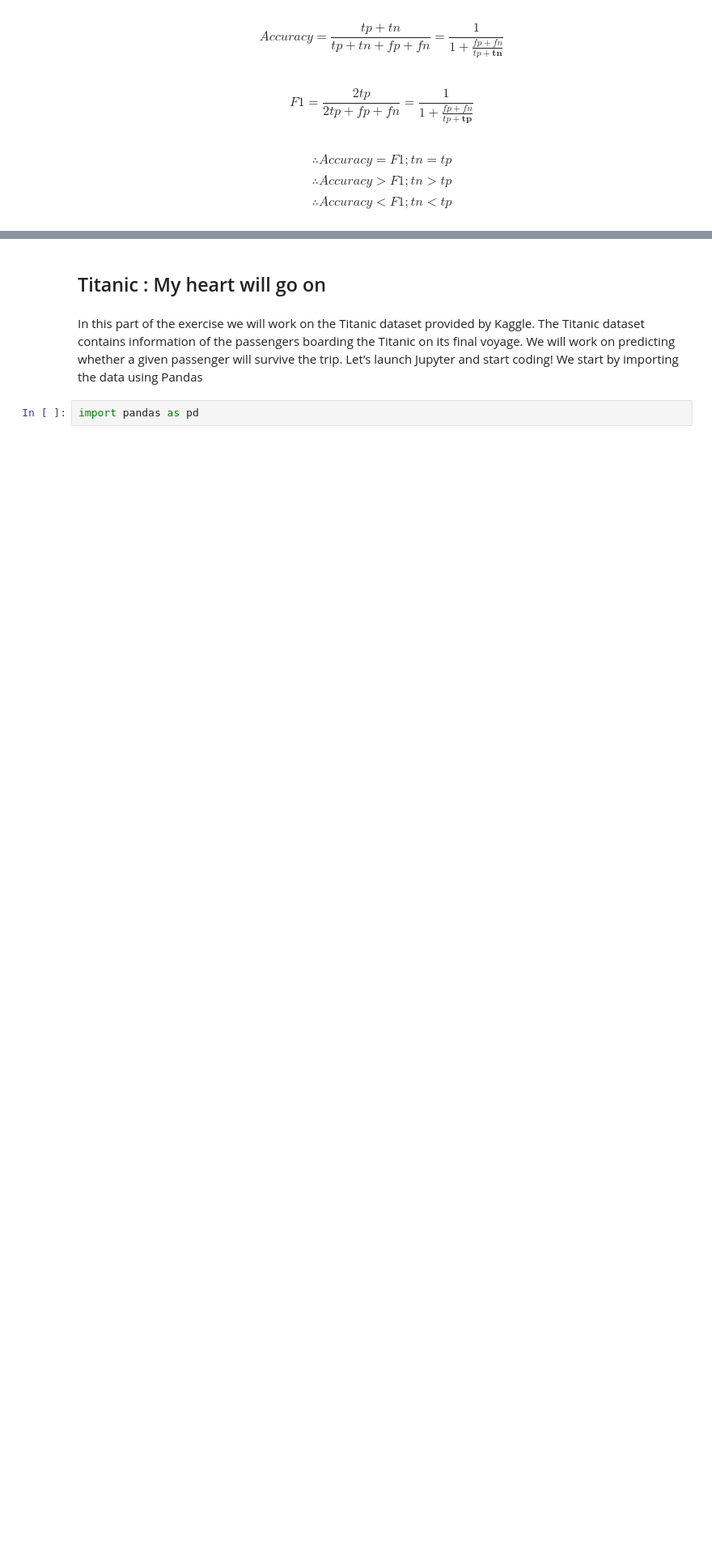
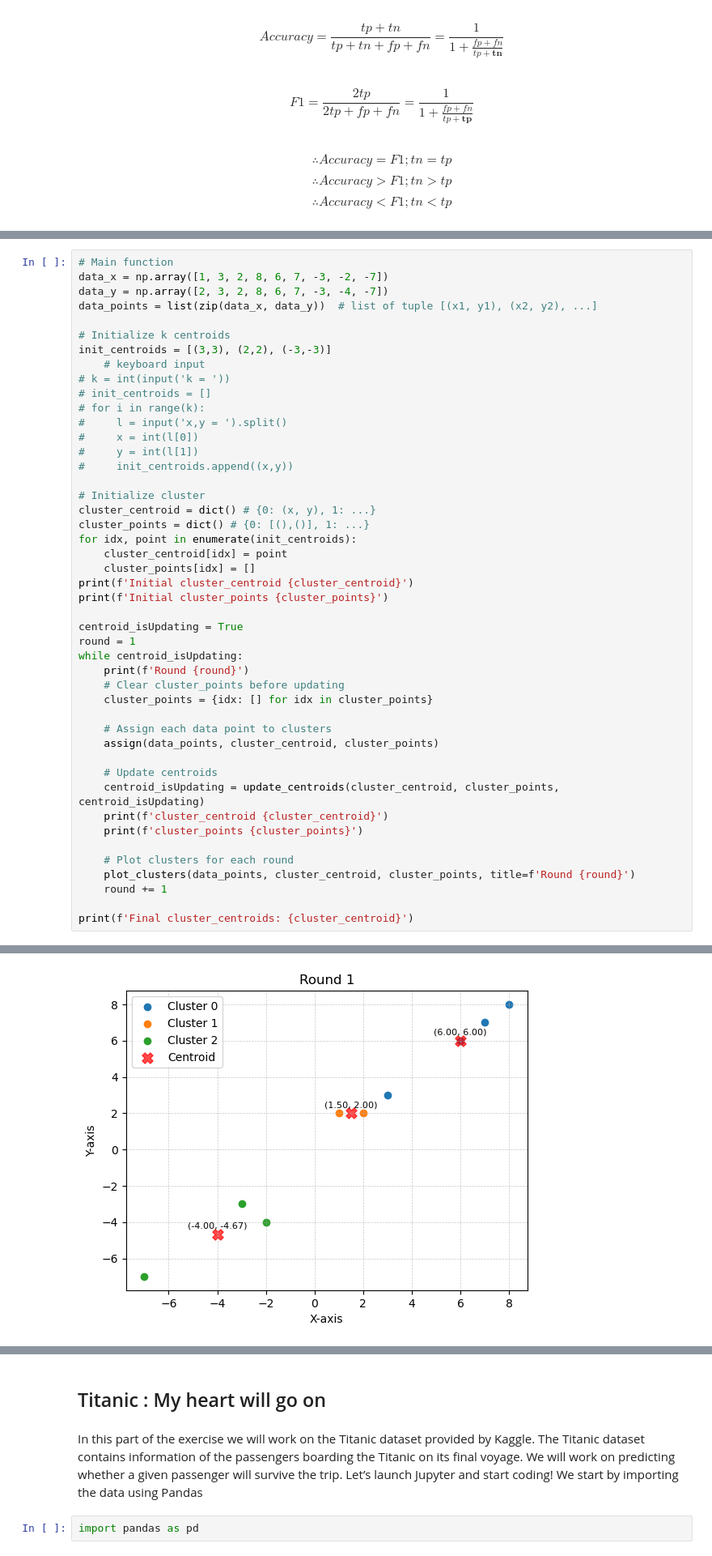
Before and after one commit to pupipatsk/Pattern-Recognition, a Jupyter notebook: HW/HW01/HW 1.ipynb, the cells around one changed output, grey strips where cells are left out. Shown: that part at 81% size. Cells and saved outputs as stored; diff of their text form; blank space fills up the shorter version.

Commit message:
Hello Clustering finish

```diff
--- a/HW/HW01/HW 1.ipynb
+++ b/HW/HW01/HW 1.ipynb
@@ -164,0 +297,47 @@ $$ \therefore Accuracy < F1   ; tn < tp $$
+# %%
+# Main function
+data_x = np.array([1, 3, 2, 8, 6, 7, -3, -2, -7])
+data_y = np.array([2, 3, 2, 8, 6, 7, -3, -4, -7])
+data_points = list(zip(data_x, data_y))  # list of tuple [(x1, y1), (x2, y2), ...]
+
+# Initialize k centroids
+init_centroids = [(3,3), (2,2), (-3,-3)]
+    # keyboard input
+# k = int(input('k = '))
+# init_centroids = []
+# for i in range(k):
+#     l = input('x,y = ').split()
+#     x = int(l[0])
+#     y = int(l[1])
+#     init_centroids.append((x,y))
+
+# Initialize cluster
+cluster_centroid = dict() # {0: (x, y), 1: ...}
+cluster_points = dict() # {0: [(),()], 1: ...}
+for idx, point in enumerate(init_centroids):
+    cluster_centroid[idx] = point
+    cluster_points[idx] = []
+print(f'Initial cluster_centroid {cluster_centroid}')
+print(f'Initial cluster_points {cluster_points}')
+
+centroid_isUpdating = True
+round = 1
+while centroid_isUpdating:
+    print(f'Round {round}')
+    # Clear cluster_points before updating
+    cluster_points = {idx: [] for idx in cluster_points}
+
+    # Assign each data point to clusters
+    assign(data_points, cluster_centroid, cluster_points)
+
+    # Update centroids
+    centroid_isUpdating = update_centroids(cluster_centroid, cluster_points, centroid_isUpdating)
+    print(f'cluster_centroid {cluster_centroid}')
+    print(f'cluster_points {cluster_points}')
+
+    # Plot clusters for each round
+    plot_clusters(data_points, cluster_centroid, cluster_points, title=f'Round {round}')
+    round += 1
+
+print(f'Final cluster_centroids: {cluster_centroid}')
+# %% [output]
@@ -164,0 +349 @@ $$ \therefore Accuracy < F1   ; tn < tp $$
+[figure, added]
```
Also changed, not shown: parts of 44 cells of this notebook, 3 other files.
